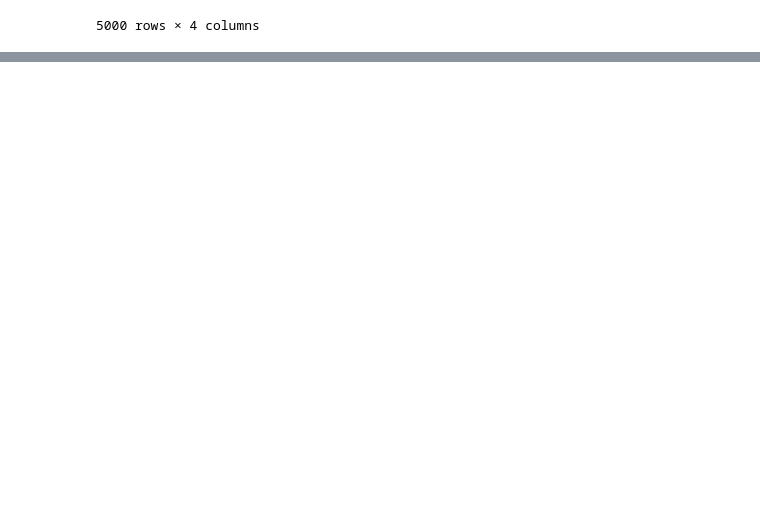
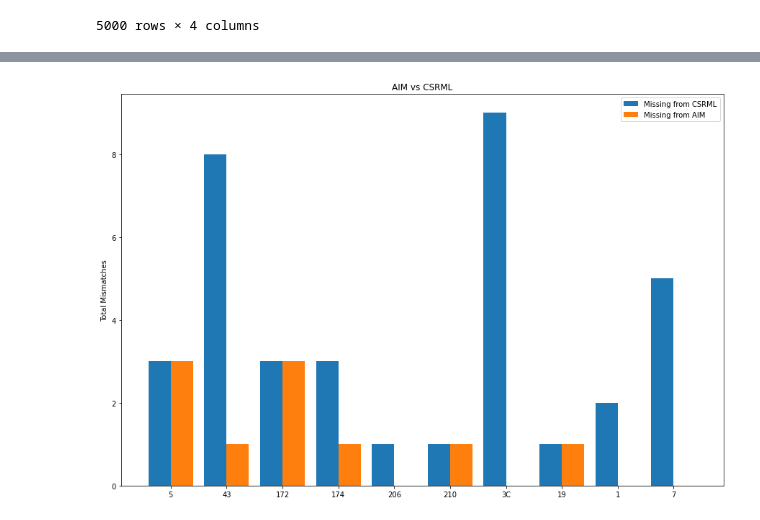
Before and after one commit to patlewig/aim, a Jupyter notebook: notebooks/AIM_Check.ipynb, the cells around one changed output, grey strips where cells are left out. Cells and saved outputs as stored; diff of their text form; code cells hidden in the pictures; blank space fills up the shorter version.

```diff
--- a/notebooks/AIM_Check.ipynb
+++ b/notebooks/AIM_Check.ipynb
@@ -272,0 +277,6 @@ print(len(final_list))   # Length of list (# unique different fragments)
+# %%
+diffs_dict = dict(zip(fragments,diffs))
+diffs_dict = {key:val for key, val in diffs_dict.items() if val != [0, 0, 0]}  #Get rid of ones with no diffs
+
+diffs_dict
+# [total diff, AIM MISSING, CSRML MISSING]
@@ -272,0 +301,38 @@ print(len(final_list))   # Length of list (# unique different fragments)
+# %%
+keys = diffs_dict.keys()
+
+key_len = np.arange(len(keys))
+
+n = 10
+first_n_pairs = {k: diffs_dict[k] for k in list(diffs_dict)[:n]}
+
+keys = first_n_pairs.keys()
+
+key_len = np.arange(len(keys))
+
+
+values = list(first_n_pairs.values())
+values_0 = [item[0] for item in values]
+values_1 = [item[1] for item in values]
+values_2 = [item[2] for item in values]
+
+
+
+
+
+
+
+
+
+labels = ['Missing from CSRML','Missing from AIM']
+plt.figure(figsize=(15, 10))
+plt.bar(key_len - 0.2, values_2, 0.4)
+plt.bar(key_len + 0.2, values_1, 0.4)
+
+plt.ylabel('Total Mismatches')
+plt.title('AIM vs CSRML')
+plt.legend(labels)
+plt.xticks(key_len, keys)
+plt.show()
+# %% [output]
+[figure, added]
```
Also changed, not shown: parts of 9 cells of this notebook.
